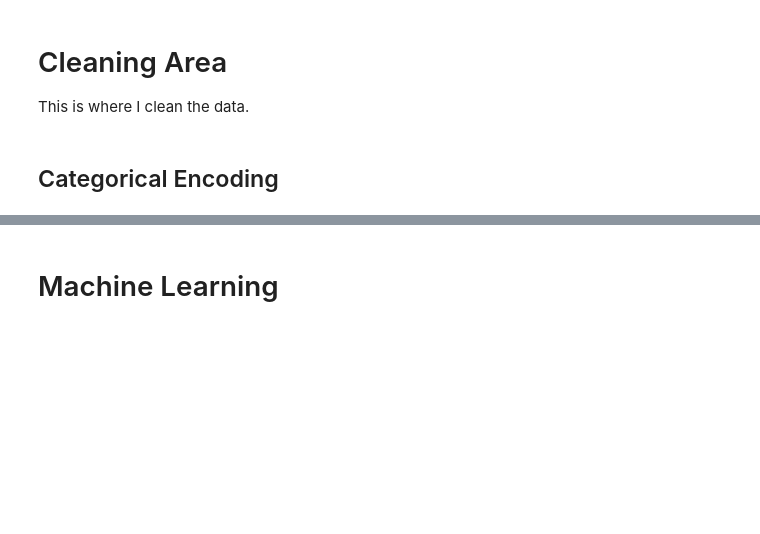
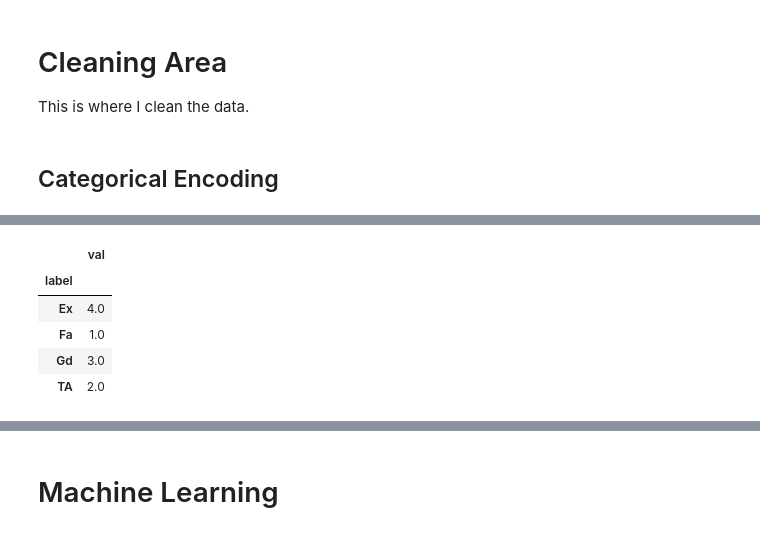
Before and after one commit to angelocandari/kag-house-price, a Jupyter notebook: main.ipynb, the cells around one changed output, grey strips where cells are left out. Cells and saved outputs as stored; diff of their text form; code cells hidden in the pictures; blank space fills up the shorter version.

```diff
--- a/main.ipynb
+++ b/main.ipynb
@@ -225,3 +203,5 @@ This is where I clean the data.
 train['BsmtCond'].value_counts()
 # %% [markdown]
 ## Categorical Encoding
+# %%
+train['LotShape'] = train['LotShape'].replace({'Reg', })
@@ -227,0 +291,9 @@ train['BsmtCond'].value_counts()
+# %%
+pd.DataFrame({'label': train['ExterQual'], 'val': train['ExterQual_E']}).groupby('label').max()
+# %% [output]
+|  | val |
+| label |  |
+| Ex | 4.0 |
+| Fa | 1.0 |
+| Gd | 3.0 |
+| TA | 2.0 |
```
Also changed, not shown: parts of 14 cells of this notebook, 4 other files.
